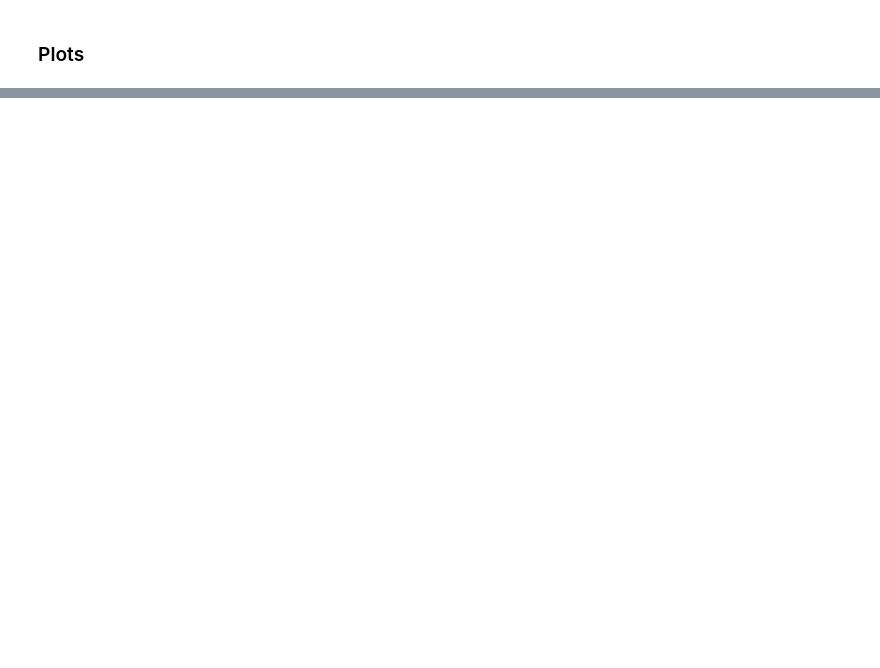
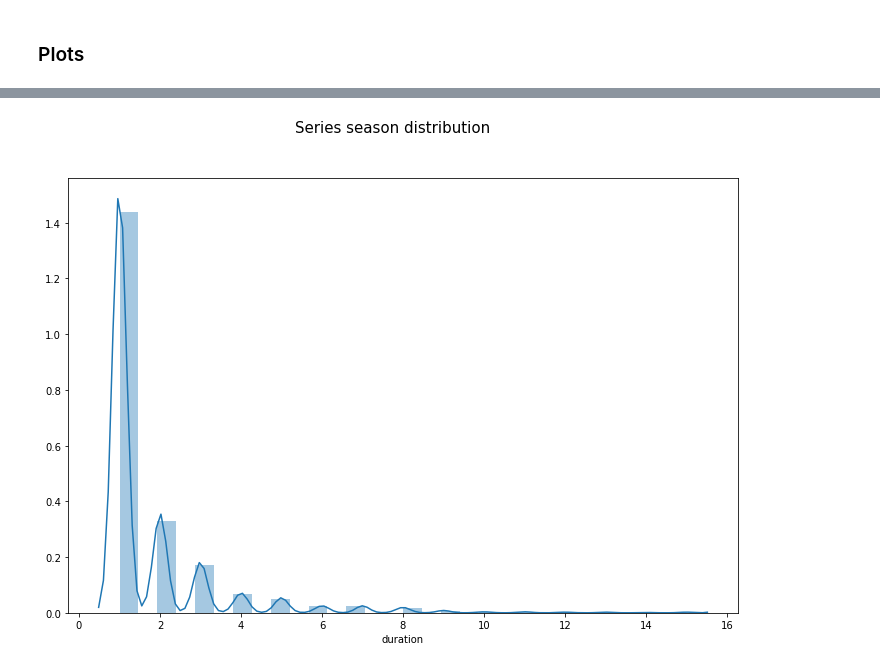
Before and after one commit to VictorLJay/Netflix-Analysis, a Jupyter notebook: your-project/Project 5 - Netflix Analysis.ipynb, the cells around one changed output, grey strips where cells are left out. Cells and saved outputs as stored; diff of their text form; code cells hidden in the pictures; blank space fills up the shorter version.

```diff
--- a/your-project/Project 5 - Netflix Analysis.ipynb
+++ b/your-project/Project 5 - Netflix Analysis.ipynb
@@ -44,0 +33,17 @@ plt.show()
+# %%
+# Isolating TV Shows from types
+netflix_tvshow = netflix[netflix["type"] == "TV Show"]
+
+# Converting it to str for removing the " min" and have only integers
+netflix_n_seasons = netflix_tvshow["duration"].str.replace(r" Season.*", "")
+
+# Creation of the Plot
+fig, ax = plt.subplots(1,1, figsize=(12,8))
+
+fig.suptitle("Series season distribution", size=15)
+
+sns.distplot(netflix_n_seasons, bins=30)
+
+plt.show()
+# %% [output]
+[figure, added]
```
Also changed, not shown: parts of 14 cells of this notebook, 4 other files.
